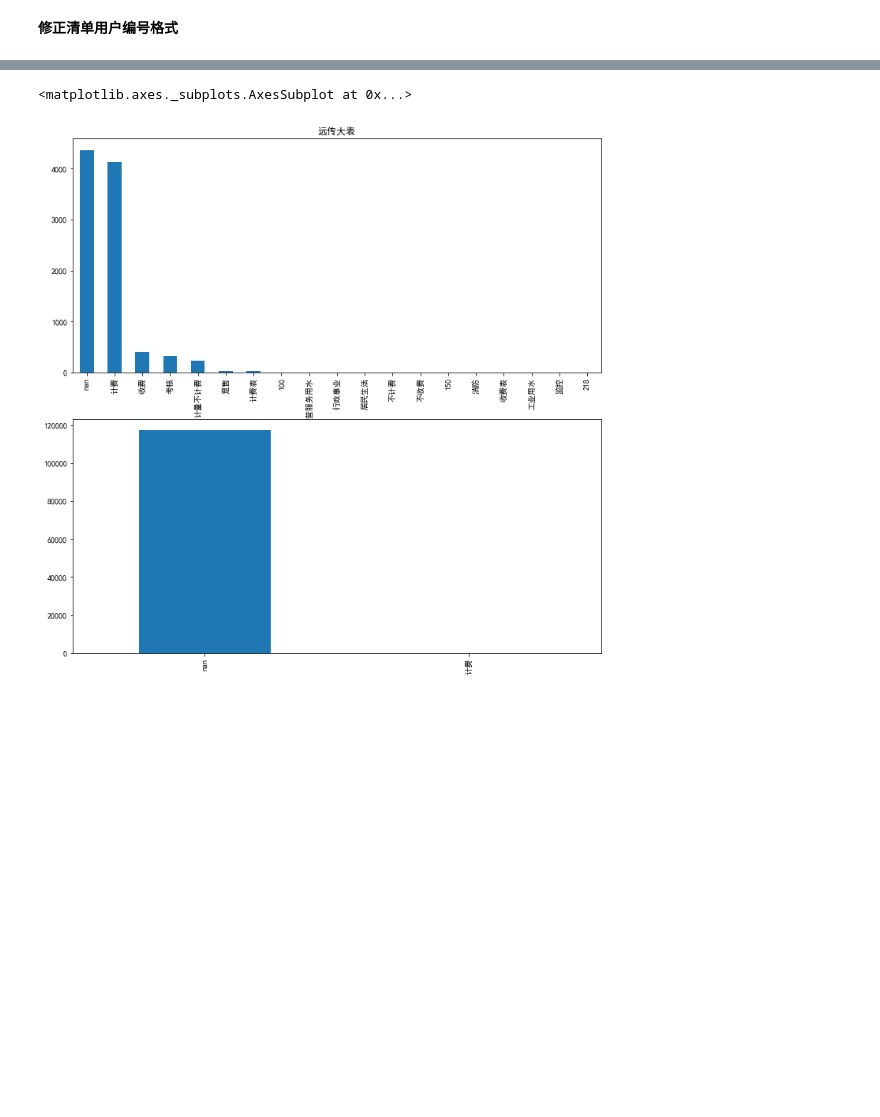
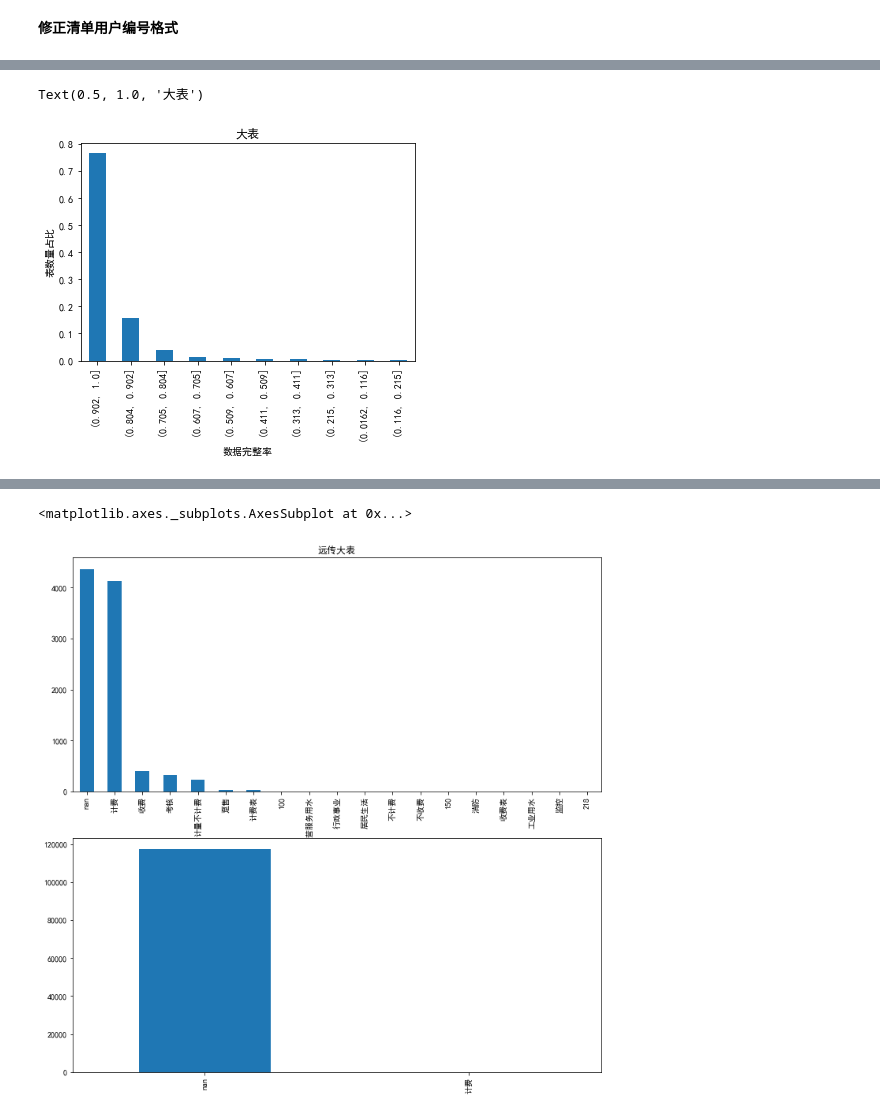
Before and after one commit to jayaston/mypyworks, a Jupyter notebook: 远传水表描述性分析.ipynb, the cells around one changed output, grey strips where cells are left out. Cells and saved outputs as stored; diff of their text form; code cells hidden in the pictures; blank space fills up the shorter version.

```diff
--- a/远传水表描述性分析.ipynb
+++ b/远传水表描述性分析.ipynb
@@ -111,3 +250,0 @@ smart_metre_2020
-# %%
-large_metre_2020 = pd.merge(large_metre_2020,large_metre_list,how="left",left_on='用户编号', right_on='user_no')
-smart_metre_2020 = pd.merge(smart_metre_2020,smart_metre_list,how="left",left_on='用户编号', right_on='user_no')
@@ -195,0 +270,2 @@ Name: 用户名称, dtype: int64
+# %%
+large_metre_2020_inner = pd.merge(large_metre_2020,large_metre_list,left_on='用户编号', right_on='user_no')
@@ -195,0 +292,13 @@ Name: 用户名称, dtype: int64
+# %%
+large_metre_2020_inner=large_metre_2020_inner[['远传ID', '数据编号', '区册号','mr_sect_no', '用户编号','用户名称', 'user_name','用途','user_ms_type',
+                        '性质','trade_sort','use_type_code', '口径', 'meter_calibre',
+                        '2020-01-01', '2020-01-02', '2020-01-03', '2020-01-04', '2020-01-05', '2020-01-06', '2020-01-07', '2020-01-08',
+                         '2020-01-09', '2020-01-10', '2020-01-11', '2020-01-12', '2020-01-13', '2020-01-14', '2020-01-15', '2020-01-16',
+                         '2020-01-17', '2020-01-18', '2020-01-19', '2020-01-20', '2020-01-21', '2020-01-22', '2020-01-23', '2020-01-24',
+                         '2020-01-25', '2020-01-26', '2020-01-27', '2020-01-28', '2020-01-29', '2020-01-30', '2020-01-31', '2020-02-01',
+                         '2020-02-02', '2020-02-03', '2020-02-04', '2020-02-05', '2020-02-06', '2020-02-07', '2020-02-08', '2020-02-09',
+                         '2020-02-10', '2020-02-11', '2020-02-12', '2020-02-13', '2020-02-14', '2020-02-15', '2020-02-16', '2020-02-17',
+                         '2020-02-18', '2020-02-19', '2020-02-20', '2020-02-21', '2020-02-22', '2020-02-23', '2020-02-24', '合计' ]]
+
+
+large_metre_2020_inner = large_metre_2020_inner[large_metre_2020_inner['user_ms_type']=='计费']
@@ -195,0 +421,2 @@ Name: 用户名称, dtype: int64
+# %%
+(large_metre_2020_inner.set_index('用户编号').iloc[:,13:-1].notnull().sum(axis=1)/55).value_counts()
@@ -195,0 +461,9 @@ Name: 用户名称, dtype: int64
+# %%
+(large_metre_2020_inner.set_index('用户编号').iloc[:,13:-1].notnull().sum(axis=1)/55).value_counts(bins=10,normalize=1).plot(kind='bar')
+plt.xlabel('数据完整率')
+plt.ylabel('表数量占比')
+
+plt.title('大表')
+# %% [output]
+Text(0.5, 1.0, '大表')
+[figure, added]
```
Also changed, not shown: parts of 86 cells of this notebook.
